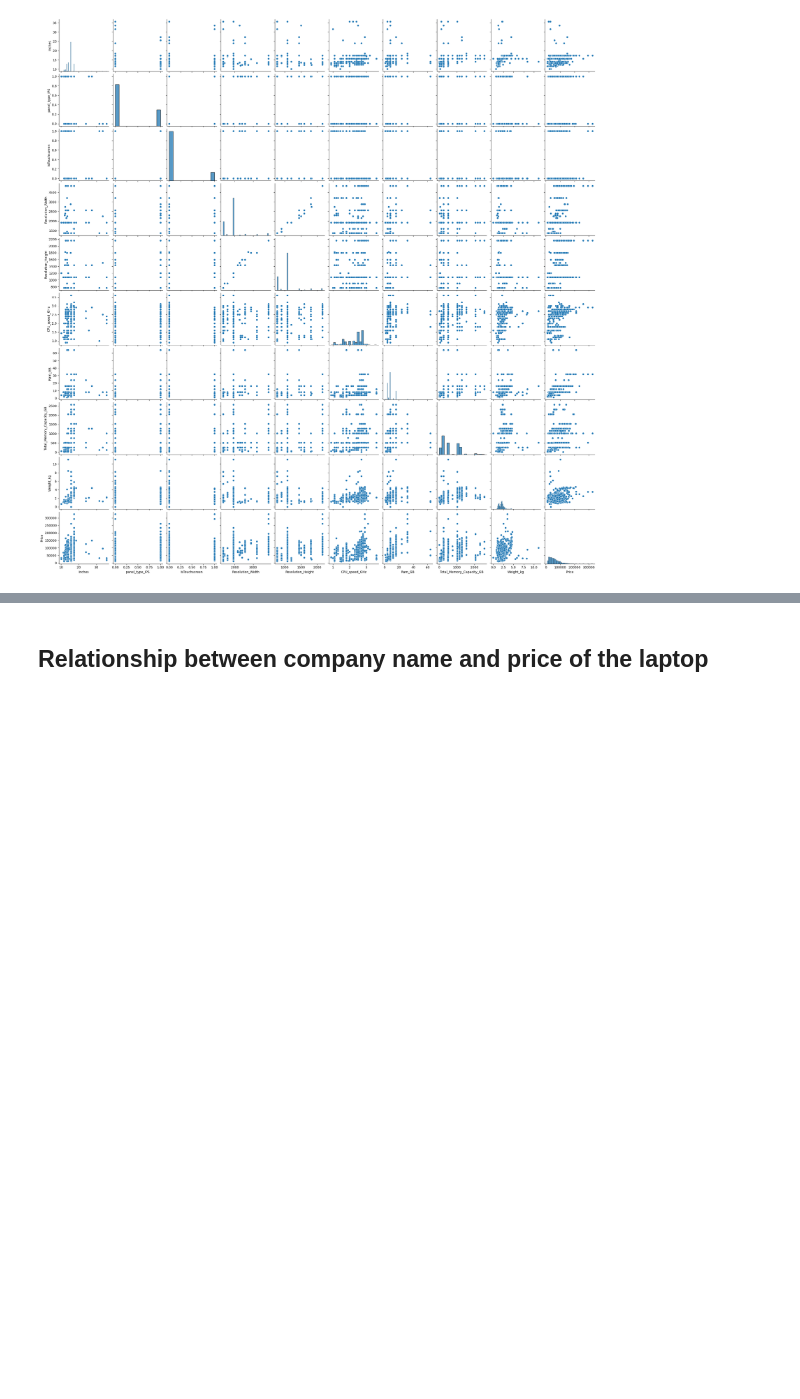
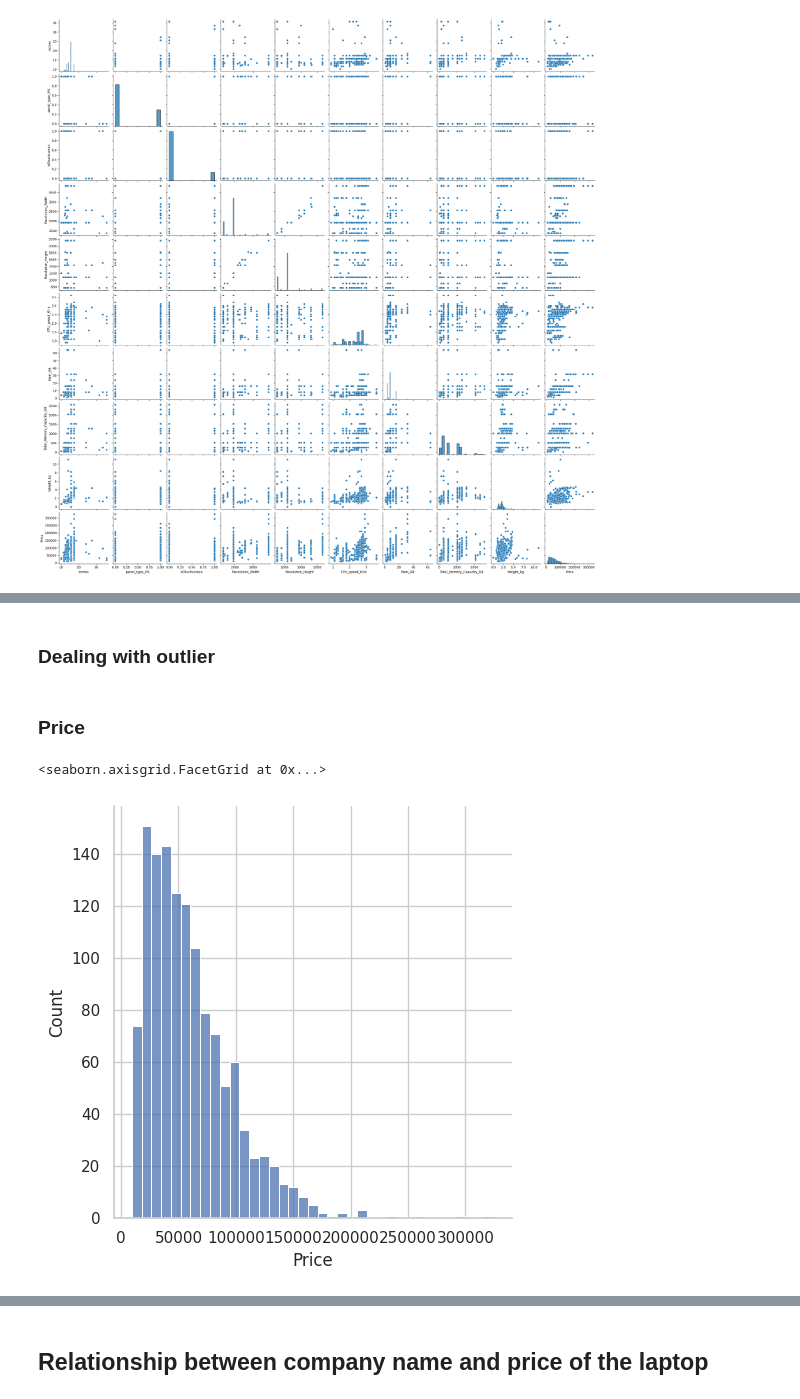
Before and after one commit to Nusrat-96/Laptop_Price_Prediction, a Jupyter notebook: notebook/EDA_of_dataset.ipynb, the cells around one changed output, grey strips where cells are left out. Drawn from its saved outputs; the diff is of its cells as text; code cells hidden in the pictures; blank space fills up the shorter version.

```diff
--- a/notebook/EDA_of_dataset.ipynb
+++ b/notebook/EDA_of_dataset.ipynb
@@ -205,0 +257,9 @@ sns.pairplot(data)
+# %% [markdown]
+### Dealing with outlier
+# %% [markdown]
+### Price
+# %%
+sns.displot(data["Price"])
+# %% [output]
+<seaborn.axisgrid.FacetGrid at 0x...>
+[figure, added]
```
Also changed, not shown: parts of 19 cells of this notebook, 3 other files.
